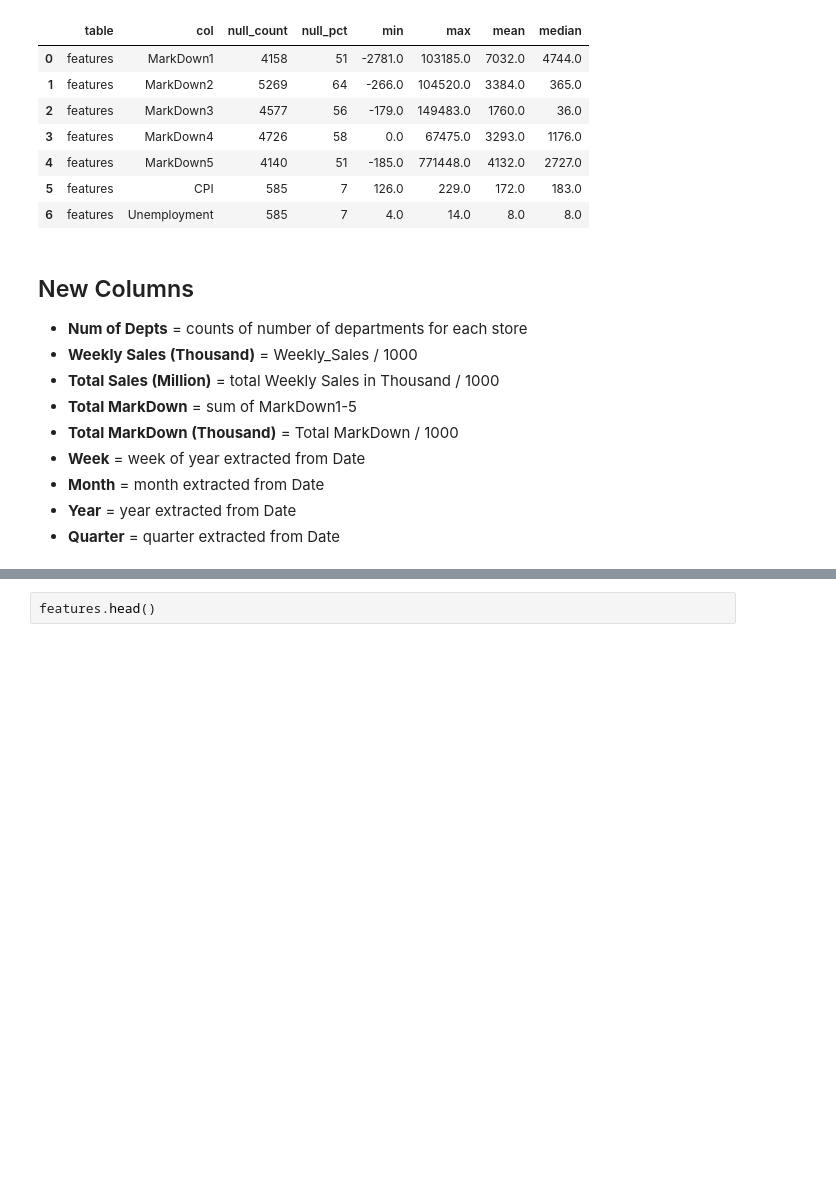
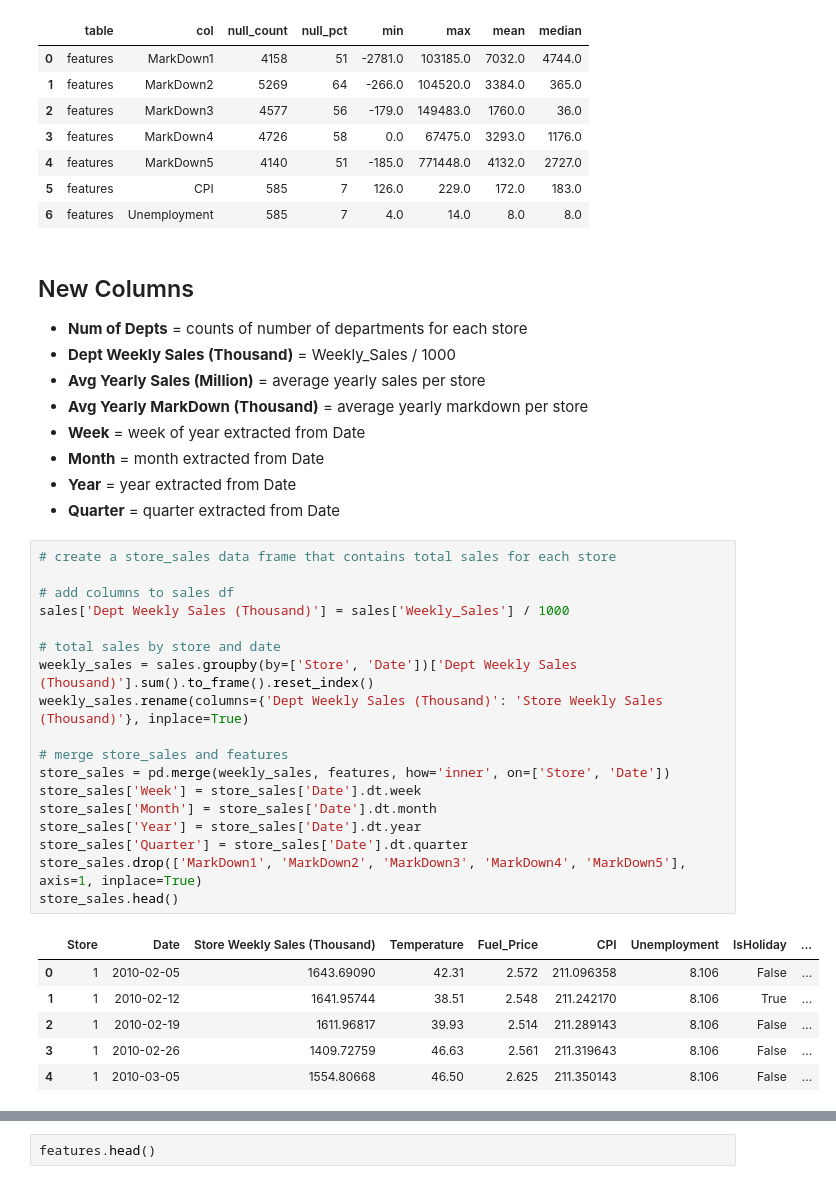
Before and after one commit to Raviknight/walmart_sales, a Jupyter notebook: 00_walmart_data_wrangling.ipynb, the cells around one changed output, grey strips where cells are left out. Drawn from its saved outputs; the diff is of its cells as text; blank space fills up the shorter version.

```diff
--- a/00_walmart_data_wrangling.ipynb
+++ b/00_walmart_data_wrangling.ipynb
@@ -195,14 +195,38 @@ df_nulls
 ## New Columns
 
 - __Num of Depts__ = counts of number of departments for each store
-- __Weekly Sales (Thousand)__ = Weekly_Sales / 1000
-- __Total Sales (Million)__ = total Weekly Sales in Thousand / 1000
-- __Total MarkDown__ = sum of MarkDown1-5
-- __Total MarkDown (Thousand)__ = Total MarkDown / 1000
+- __Dept Weekly Sales (Thousand)__ = Weekly_Sales / 1000
+- __Avg Yearly Sales (Million)__ = average yearly sales per store
+- __Avg Yearly MarkDown (Thousand)__ = average yearly markdown per store
 - __Week__ = week of year extracted from Date
 - __Month__ = month extracted from Date
 - __Year__ = year extracted from Date
 - __Quarter__ = quarter extracted from Date
+# %%
+# create a store_sales data frame that contains total sales for each store
+
+# add columns to sales df
+sales['Dept Weekly Sales (Thousand)'] = sales['Weekly_Sales'] / 1000
+
+# total sales by store and date
+weekly_sales = sales.groupby(by=['Store', 'Date'])['Dept Weekly Sales (Thousand)'].sum().to_frame().reset_index()
+weekly_sales.rename(columns={'Dept Weekly Sales (Thousand)': 'Store Weekly Sales (Thousand)'}, inplace=True)
+
+# merge store_sales and features
+store_sales = pd.merge(weekly_sales, features, how='inner', on=['Store', 'Date'])
+store_sales['Week'] = store_sales['Date'].dt.week
+store_sales['Month'] = store_sales['Date'].dt.month
+store_sales['Year'] = store_sales['Date'].dt.year
+store_sales['Quarter'] = store_sales['Date'].dt.quarter
+store_sales.drop(['MarkDown1', 'MarkDown2', 'MarkDown3', 'MarkDown4', 'MarkDown5'], axis=1, inplace=True)
+store_sales.head()
+# %% [output]
+|  | Store | Date | Store Weekly Sales (Thousand) | Temperature | Fuel_Price | CPI | Unemployment | IsHoliday | ... |
+| 0 | 1 | 2010-02-05 | 1643.69090 | 42.31 | 2.572 | 211.096358 | 8.106 | False | ... |
+| 1 | 1 | 2010-02-12 | 1641.95744 | 38.51 | 2.548 | 211.242170 | 8.106 | True | ... |
+| 2 | 1 | 2010-02-19 | 1611.96817 | 39.93 | 2.514 | 211.289143 | 8.106 | False | ... |
+| 3 | 1 | 2010-02-26 | 1409.72759 | 46.63 | 2.561 | 211.319643 | 8.106 | False | ... |
+| 4 | 1 | 2010-03-05 | 1554.80668 | 46.50 | 2.625 | 211.350143 | 8.106 | False | ... |
 # %%
 # number of departments by store
 departments = sales.groupby(by=['Store', 'Dept']).count().reset_index()[['Store', 'Dept']].groupby(by='Store').count().reset_index()
```
Also changed, not shown: parts of 12 cells of this notebook, 4 other files.
